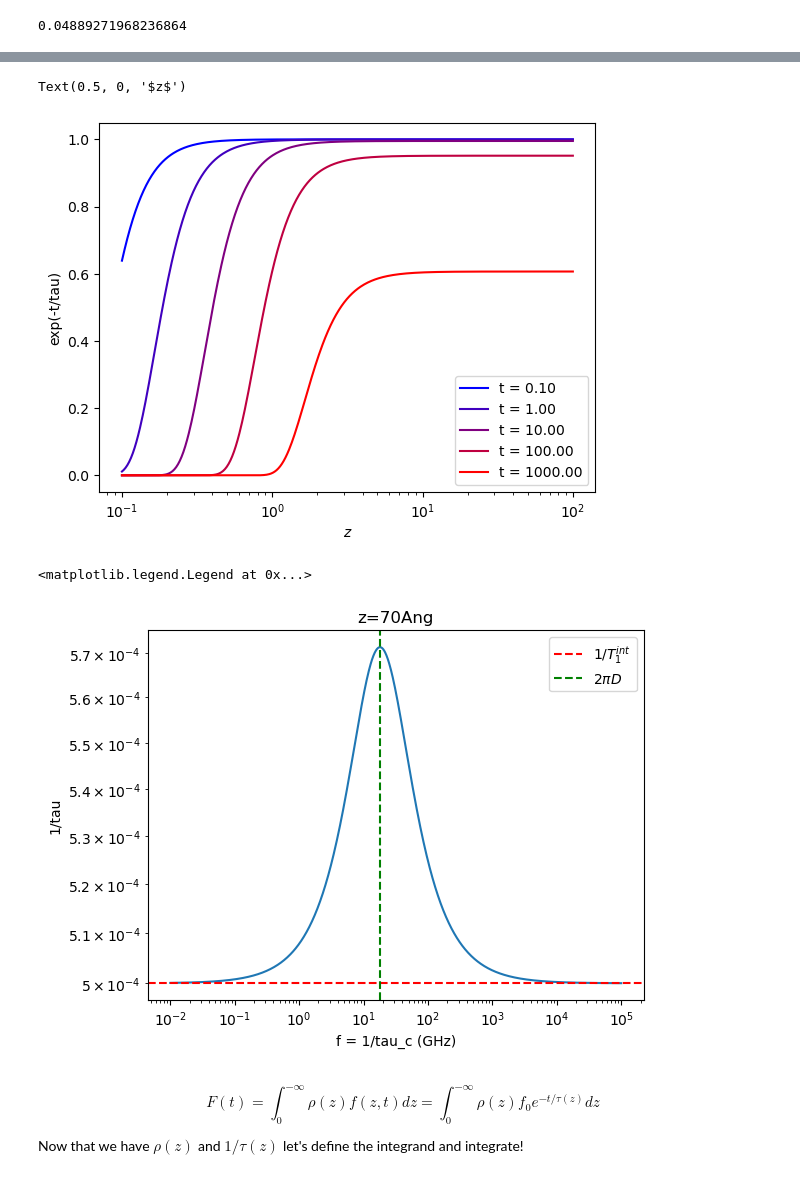
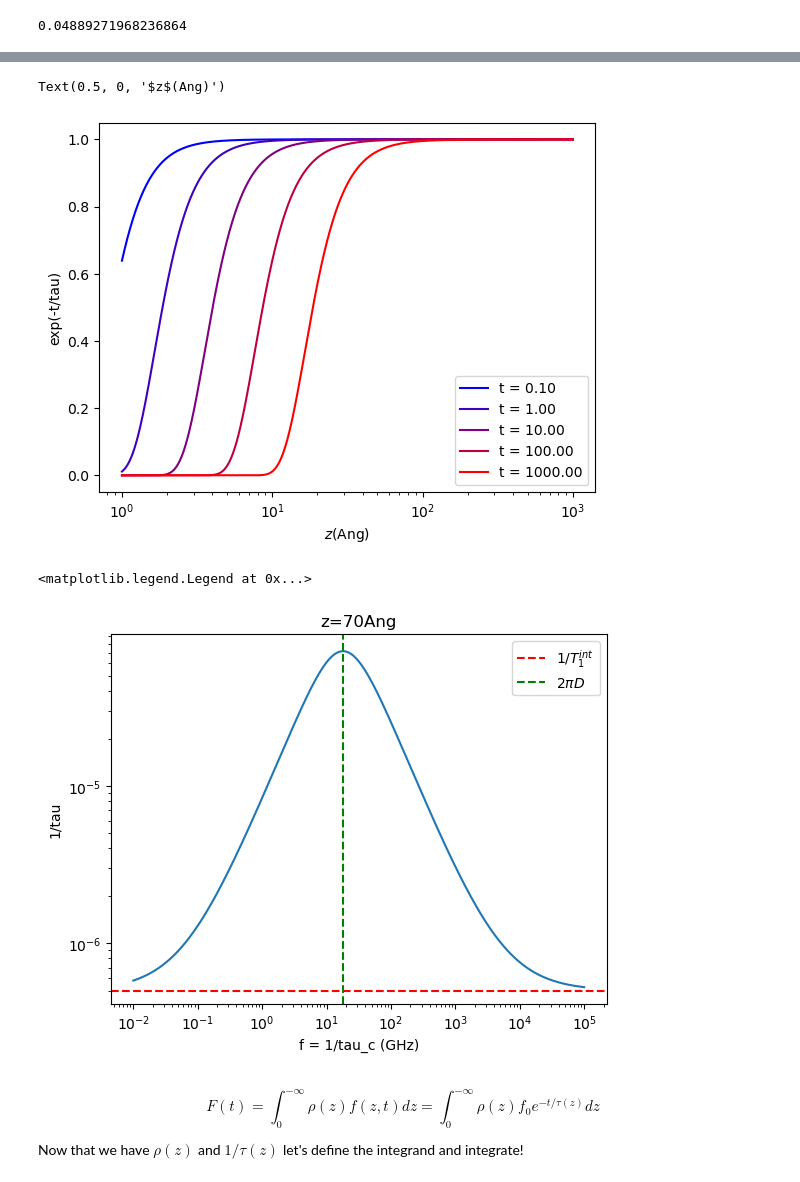
Before and after one commit to giusSacco/Thesis, a Jupyter notebook: Code/RACF/numerical_integral.ipynb, the cells around one changed output, grey strips where cells are left out. Saved outputs shown, nothing was run; the diff lists cells and outputs as text; code cells hidden in the pictures.

```diff
--- a/Code/RACF/numerical_integral.ipynb
+++ b/Code/RACF/numerical_integral.ipynb
@@ -40,7 +40,7 @@ assisted processes are the main causes of longitudinal spin relaxation at room t
 A = -5.492940828862188
 gamma_e = 176.0810   # GHz T^-1
 D = 2.87         #GHz
-def one_over_tau(z, *,tau_c, n, one_over_T_1_int = .5e-3):
+def one_over_tau(z, *,tau_c, n, one_over_T_1_int = .5e-6):
     return one_over_T_1_int +  (n/z**3) * ((gamma_e**2)*(A**2)*np.pi*tau_c)/(1+(2*np.pi*D*tau_c)**2)
 # %% [markdown]
 NEUTRAL CASE:
@@ -71,30 +71,30 @@ z_values = np.logspace(-1, 2, 500)
 t_values = np.logspace(-1, 3, 5)
 colors=np.linspace(0,1,len(t_values))
 for t, color_ in zip(t_values, colors):
-    plt.plot(z_values, np.exp(-t*one_over_tau(z_values, tau_c = .6, n = n, )), color = (color_, 0, 1-color_), label = f't = {t:.2f}')
+    plt.plot(z_values*10, np.exp(-t*one_over_tau(z_values, tau_c = .6, n = n, )), color = (color_, 0, 1-color_), label = f't = {t:.2f}')
 plt.legend()
 #plt.yscale('log')
 plt.xscale('log')
 plt.ylabel('exp(-t/tau)')
-plt.xlabel('$z$')
+plt.xlabel('$z$(Ang)')
 # %% [output]
-Text(0.5, 0, '$z$')
+Text(0.5, 0, '$z$(Ang)')
-[figure, old version]
+[figure, new version]
 # %%
 # Plot 1/tau as a function of f = 1/tau_c
 f_values = np.logspace(-2, 5, 1000)
 plt.plot(f_values, one_over_tau(z = 7, tau_c = 1/f_values, n = n))
 plt.title('z=70Ang')
 plt.yscale('log')
 plt.xscale('log')
 plt.ylabel('1/tau')
 plt.xlabel('f = 1/tau_c (GHz)')
-plt.axhline(y = .5e-3, color = 'r', linestyle = '--', label='$1/T_1^{int}$')
+plt.axhline(y = .5e-6, color = 'r', linestyle = '--', label='$1/T_1^{int}$')
 plt.axvline(x = 2*np.pi*D, color = 'g', linestyle = '--', label='$2\pi D$')
 plt.legend()
 # %% [output]
 <matplotlib.legend.Legend at 0x...>
-[figure, old version]
+[figure, new version]
 # %% [markdown]
 $$
 F(t)=\int_0^{-\infty} \rho(z) f(z, t) d z=\int_0^{-\infty} \rho(z) f_0 e^{-t / \tau(z)} d z
```
Also changed, not shown: parts of 14 cells of this notebook.
